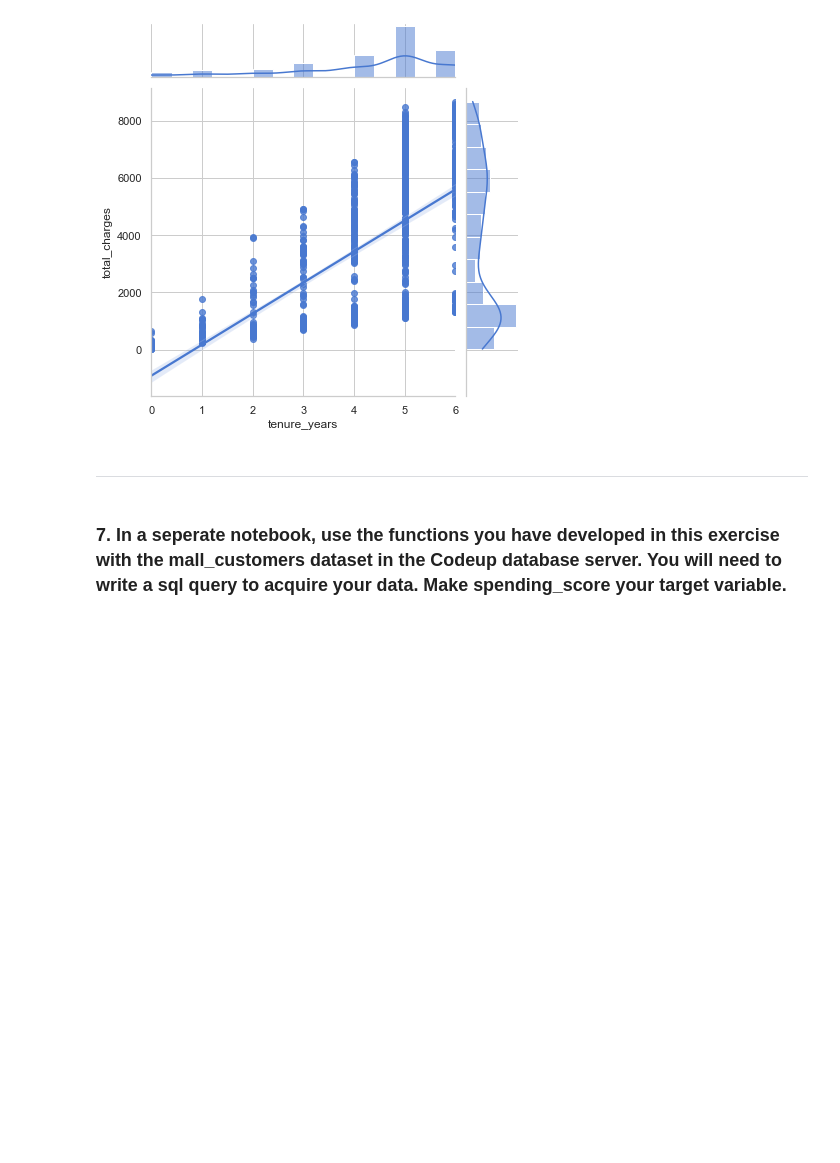
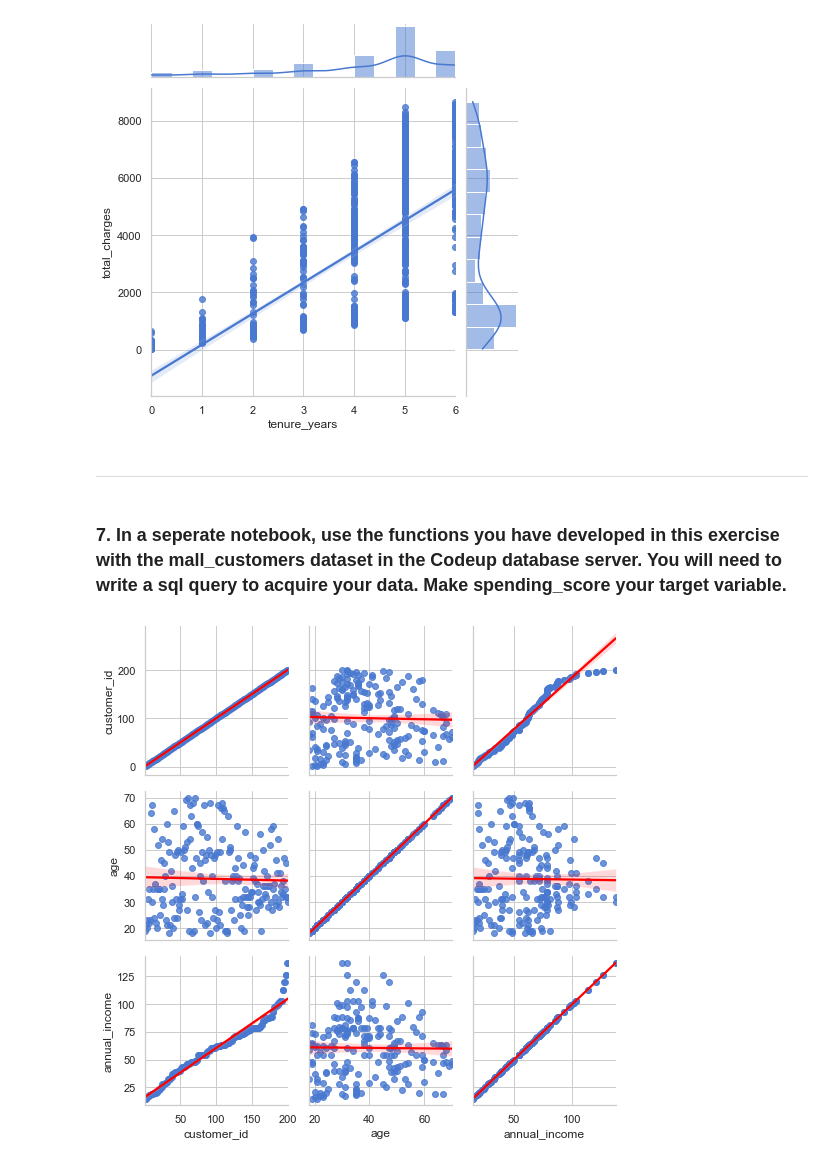
Before and after one commit to natasharivers/regression-exercises, a Jupyter notebook: explore.ipynb, the cells around one changed output. Cells and saved outputs as stored; diff of their text form; code cells hidden in the pictures; blank space fills up the shorter version.

```diff
--- a/explore.ipynb
+++ b/explore.ipynb
@@ -191,0 +203,6 @@ def get_mall_customers_data():
+# %%
+df= get_mall_customers_data()
+# %%
+explore.plot_variable_pairs(df, 'spending_score')
+# %% [output]
+[figure, added]
```
Also changed, not shown: parts of 3 cells of this notebook.
